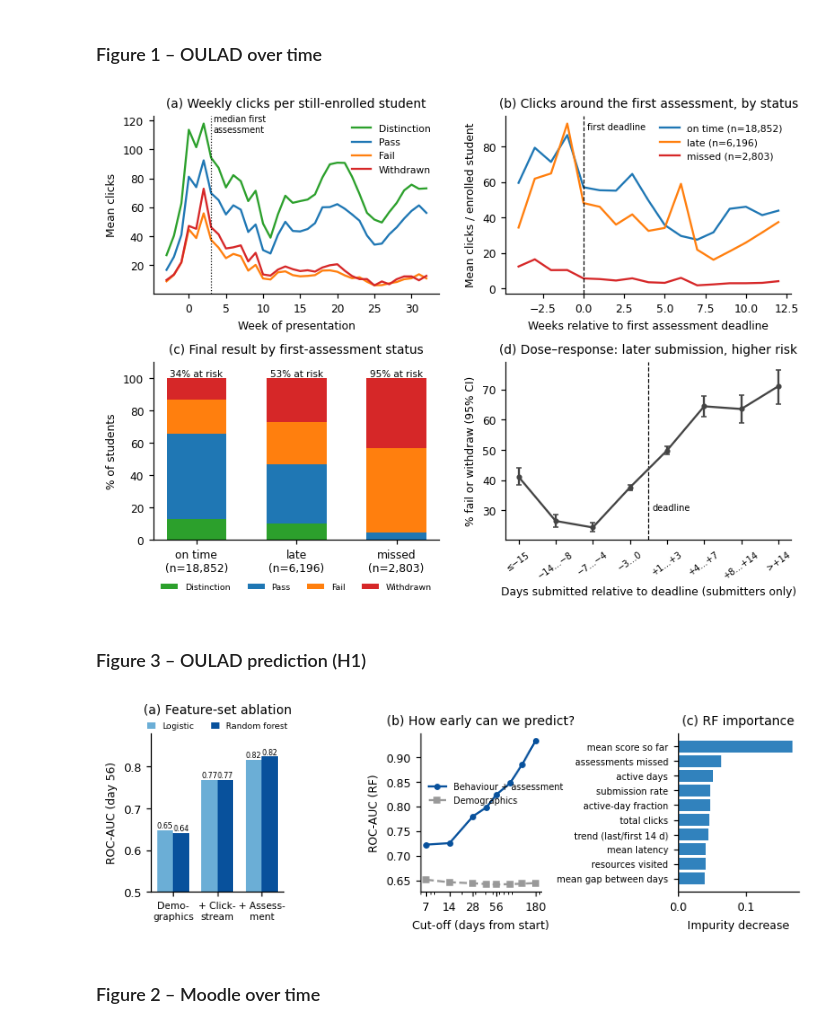
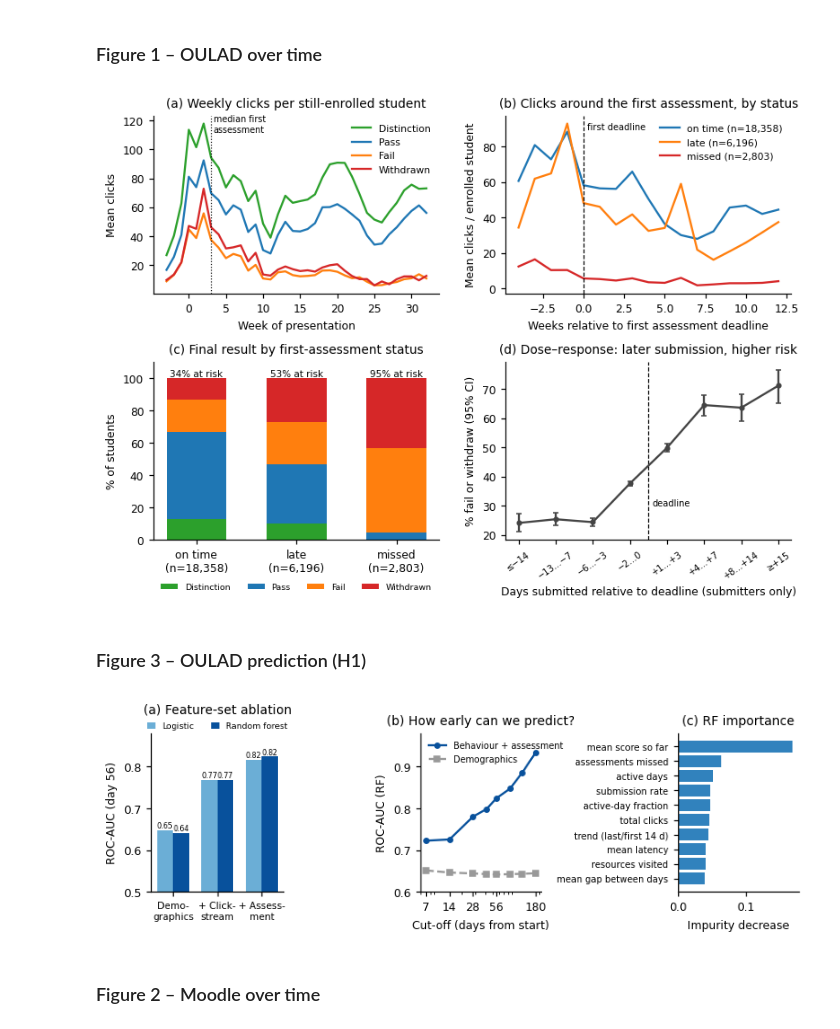
Before and after one commit to kcodweb/ET610-GroupAssignment, a Jupyter notebook: Analysis.ipynb, the cells around one changed output. Saved outputs shown, nothing was run; the diff lists cells and outputs as text; code cells hidden in the pictures.

```diff
--- a/Analysis.ipynb
+++ b/Analysis.ipynb
@@ -253,7 +274,12 @@ fa1 = a.sort_values("date").groupby(P).first().reset_index()[P + ["id_assessment
 print("first assessment due day: median %d (range %d-%d)" % (fa1.date.median(), fa1.date.min(), fa1.date.max()))
 FA = base.merge(fa1, on=P)
 FA = FA[(FA.date_unregistration.isna()) | (FA.date_unregistration > FA.date)]   # still enrolled at first deadline
-FA = FA.merge(sa[["id_assessment", "id_student", "date_submitted", "score"]], on=["id_assessment", "id_student"], how="left")
+FA = FA.merge(sa[["id_assessment", "id_student", "date_submitted", "score", "is_banked"]], on=["id_assessment", "id_student"], how="left")
+# banked marks are carried over from a previous attempt and recorded with early dates: they are not submission behaviour
+bk = FA.is_banked.eq(1)
+print(f"banked first-assessment marks excluded: {bk.sum()} (at-risk rate {FA.loc[bk,'at_risk'].mean()*100:.1f}%, "
+      f"repeat students {(FA.loc[bk,'num_of_prev_attempts']>0).mean()*100:.0f}%)")
+FA = FA[~bk].copy()
 FA["status"] = np.select([FA.date_submitted.isna(), FA.date_submitted > FA.date], ["missed", "late"], "on time")
 for st in ["on time", "late", "missed"]:
     x = FA.loc[FA.status == st, "at_risk"]; lo, hi = proportion_confint(x.sum(), len(x), method="wilson")
@@ -426,7 +455,11 @@ F['first_day']=(e.groupby('u').t.min()-T0).dt.days
 F['last2wk']=ec[ec.t>=OPEN-pd.Timedelta(days=14)].groupby('u').size().reindex(F.index).fillna(0)
 F=F.fillna(0)
 F['lv']=np.log1p(F.events); F['silent2']=(F.last2wk==0).astype(int); F['late']=(F.first_day>28).astype(int)
+# assessment track: Synopsis (course-project) learners sat a different set of evaluation sections
+U=pd.read_pickle('moodle_users.pkl').set_index('u')
+F['syn']=F.index.to_series().map(U.syn.notna()).fillna(False).astype(int)
 print('n',len(F),'completed',F.y.sum())
+print('completion: project track %.1f%% (n=%d) | others %.1f%% (n=%d)'%(F[F.syn==1].y.mean()*100,F.syn.sum(),F[F.syn==0].y.mean()*100,(F.syn==0).sum()))
 R={'n':len(F),'pos':int(F.y.sum())}
 # %% [output]
 n 169 completed 113
@@ -435,9 +469,22 @@ n 169 completed 113
 # %%
 # ---- inferential logistic models
 lr={}
-for nm,f in [('Volume only','y~lv'),('Silence only','y~silent2'),('Silence + volume','y~silent2+lv'),('Late join only','y~late'),('Late join + volume','y~late+lv'),('All three','y~lv+silent2+late')]:
-    r=smf.logit(f,F).fit(disp=0); ci=np.exp(r.conf_int())
-    lr[nm]={k:[float(np.exp(r.params[k])),float(ci.loc[k,0]),float(ci.loc[k,1]),float(r.pvalues[k])] for k in r.params.index if k!='Intercept'}
-    lr[nm]['_aic']=float(r.aic); print(nm,{k:[round(x,3) for x in v] if isinstance(v,list) else round(v,1) for k,v in lr[nm].items()})
-R['logit']=lr
+MODELS=[('Volume only','y~lv'),('Silence only','y~silent2'),('Silence + volume','y~silent2+lv'),('Late join only','y~late'),('Late join + volume','y~late+lv'),('All three','y~lv+silent2+late')]
+def fit_all(D,control):
+    out={}
+    for nm,f in MODELS:
+        r=smf.logit(f+control,D).fit(disp=0); ci=np.exp(r.conf_int())
+        out[nm]={k:[float(np.exp(r.params[k])),float(ci.loc[k,0]),float(ci.loc[k,1]),float(r.pvalues[k])] for k in r.params.index if k!='Intercept'}
+        out[nm]['_aic']=float(r.aic); print(' ',nm,{k:[round(x,3) for x in v] if isinstance(v,list) else round(v,1) for k,v in out[nm].items()})
+    return out
+print('All learners, controlling for assessment track (+ syn):'); lr=fit_all(F,'+syn')
+print('Robustness - non-project learners only:'); lr_np=fit_all(F[F.syn==0],'')
+R['logit']=lr; R['logit_nonproject']=lr_np; R['n_nonproject']=int((F.syn==0).sum()); R['pos_nonproject']=int(F[F.syn==0].y.sum())
+R['completion_by_track']={'project':[float(F[F.syn==1].y.mean()),int(F.syn.sum())],'other':[float(F[F.syn==0].y.mean()),int((F.syn==0).sum())]}
+# robustness: drop near-inactive accounts (fewer than 20 events before the window)
+low=F.events<20
+r=smf.logit('y~lv+syn',F[~low]).fit(disp=0); ci=np.exp(r.conf_int())
+R['active_only']={'n_dropped':int(low.sum()),'dropped_completed':int(F[low].y.sum()),'n':int((~low).sum()),
+                  'lv':[float(np.exp(r.params['lv'])),float(ci.loc['lv',0]),float(ci.loc['lv',1]),float(r.pvalues['lv'])]}
+print('near-inactive accounts (<20 events):',R['active_only']['n_dropped'],'| volume OR without them:',[round(x,3) for x in R['active_only']['lv']])
 # %% [output]
@@ -460,10 +516,10 @@ print(R['by_tertile'])
 # %%
 # ---- ML: repeated stratified CV
 feats=['lv','active_days','sessions','hours','mean_sess','gap_cv','active_wk_frac','night','weekend','content_sh','quiz_sh','video_sh','story_sh','practice_sh','first_day','last2wk']
-X=F[feats].copy();
+X=F[feats+['syn']].copy();
 for c in ['active_days','sessions','hours','last2wk']: X[c]=np.log1p(X[c])
 y=F.y.values
-sets={'All behavioural features':feats,'Volume only (log events)':['lv'],'Warning signs only (silence, late join)':['last2wk','first_day'],'Regularity + mix (no volume)':['gap_cv','active_wk_frac','night','weekend','content_sh','quiz_sh','video_sh','story_sh','practice_sh']}
+sets={'Track only (Synopsis)':['syn'],'All behavioural features':feats+['syn'],'Volume only (log events)':['lv','syn'],'Warning signs only (silence, late join)':['last2wk','first_day','syn'],'Regularity + mix (no volume)':['gap_cv','active_wk_frac','night','weekend','content_sh','quiz_sh','video_sh','story_sh','practice_sh','syn']}   # every set includes the track control
 cv=RepeatedStratifiedKFold(n_splits=5,n_repeats=20,random_state=0)
 def run(cols,model):
     a=[];ap=[];f1=[]
@@ -602,35 +659,35 @@ def curve(df,b,g,weeks):
 fig,ax=plt.subplots(2,2,figsize=(7.2,5.3))
 a=ax[0,0]; c1=curve(w2,base,'final_result',W)
 for g in order: a.plot(W,c1[g],color=col[g],label=g,lw=1.5)
 a.axvline(3,color='k',ls=':',lw=.8); a.text(3.3,112,'median first\nassessment',fontsize=6.3)
 a.set_title('(a) Weekly clicks per still-enrolled student'); a.set_xlabel('Week of presentation'); a.set_ylabel('Mean clicks'); a.legend(frameon=False,loc='upper right')
 # (b) relative to first deadline by status
 b=ax[0,1]; scol={'on time':'#1f77b4','late':'#ff7f0e','missed':'#d62728'}
 x=wk.merge(DF[K+['status','date']].rename(columns={'date':'a1'}),on=K); x['rw']=np.floor((x.week*7-x.a1)/7).astype(int)
 RW=list(range(-4,13)); DF2=DF.copy();
 for st in ['on time','late','missed']:
     sub=x[x.status==st]; bg=DF2[DF2.status==st]
     n=np.array([((bg.date_unregistration.isna())|(bg.date_unregistration>=bg.date+7*w)).sum() for w in RW])
     s=sub.groupby('rw').clicks.sum().reindex(RW,fill_value=0).values
     b.plot(RW,s/np.maximum(n,1),color=scol[st],lw=1.5,label=f'{st} (n={len(bg):,})')
 b.axvline(0,color='k',ls='--',lw=.8); b.text(.2,b.get_ylim()[1]*.92,'first deadline',fontsize=6.5)
 b.set_title('(b) Clicks around the first assessment, by status'); b.set_xlabel('Weeks relative to first assessment deadline'); b.set_ylabel('Mean clicks / enrolled student'); b.legend(frameon=False,loc='upper right')
 # (c) outcome composition by status
 c=ax[1,0]; r=DF.groupby('status').final_result.value_counts(normalize=True).unstack()[order]*100; bot=np.zeros(3)
 for g in order: c.bar(range(3),r[g].values,bottom=bot,color=col[g],label=g,width=.6); bot+=r[g].values
 for i,st in enumerate(r.index): c.text(i,101,f'{(r.loc[st,"Fail"]+r.loc[st,"Withdrawn"]):.0f}% at risk',ha='center',fontsize=6.8)
 c.set_xticks(range(3)); c.set_xticklabels([f'{s}\n(n={int((DF.status==s).sum()):,})' for s in r.index]); c.set_ylim(0,110); c.set_ylabel('% of students'); c.set_title('(c) Final result by first-assessment status'); c.legend(frameon=False,ncol=4,fontsize=6.2,loc='upper center',bbox_to_anchor=(.5,-.2))
 # (d) dose-response latency
 d=ax[1,1]; S=DF[DF.status!='missed'].copy(); S['lat']=S.date_submitted-S.date
-bins=[-100,-14,-7,-3,0,3,7,14,1000]; labs=['≤−15','−14…−8','−7…−4','−3…0','+1…+3','+4…+7','+8…+14','>+14']
+bins=[-100,-14,-7,-3,0,3,7,14,1000]; labs=['≤−14','−13…−7','−6…−3','−2…0','+1…+3','+4…+7','+8…+14','≥+15']
 S['lb']=pd.cut(S.lat,bins,labels=labs); g=S.groupby('lb').at_risk.agg(['sum','size'])
 lo,hi=proportion_confint(g['sum'],g['size'],method='wilson'); p=g['sum']/g['size']
 d.errorbar(range(len(g)),p*100,yerr=[(p-lo)*100,(hi-p)*100],fmt='o-',color='#444',capsize=2,ms=3)
 d.axvline(3.5,color='k',ls='--',lw=.8); d.text(3.6,30,'deadline',fontsize=6.5)
 d.set_xticks(range(len(g))); d.set_xticklabels(labs,rotation=35,fontsize=6.5); d.set_xlabel('Days submitted relative to deadline (submitters only)'); d.set_ylabel('% fail or withdraw (95% CI)'); d.set_title('(d) Dose–response: later submission, higher risk')
 plt.tight_layout(); plt.savefig(FIGS/'f1_oulad_temporal.png'); plt.show()
 # %% [output]
-[figure, old version]
+[figure, new version]
 # %% [markdown]
 ### Figure 3 – OULAD prediction (H1)
 # %%
@@ -643,12 +700,12 @@ for j,(mdl,cc,lab) in enumerate([('lr','#6baed6','Logistic'),('rf','#08519c','Ra
     for i,vv in enumerate(v): a.text(i+(j-.5)*w,vv+.005,f'{vv:.2f}',ha='center',fontsize=5.2)
 a.set_xticks(x); a.set_xticklabels(['Demo-\ngraphics','+ Click-\nstream','+ Assess-\nment'],fontsize=6.8); a.set_ylim(.5,.88); a.set_ylabel('ROC-AUC (day 56)'); a.set_title('(a) Feature-set ablation',pad=14); a.legend(frameon=False,loc='lower center',bbox_to_anchor=(.5,.97),ncol=2,fontsize=6,handlelength=1)
 b=ax[1]; b.plot(sw.cutoff,sw.auc,'o-',color='#08519c',label='Behaviour + assessment',ms=3.5); b.plot(sw.cutoff,sw.auc_demo,'s--',color='#999',label='Demographics',ms=3.5)
-b.set_xscale('log'); b.set_xticks([7,14,28,56,180]); b.set_xticklabels([7,14,28,56,180]); b.set_xlabel('Cut-off (days from start)'); b.set_ylabel('ROC-AUC (RF)'); b.set_title('(b) How early can we predict?'); b.legend(frameon=False,fontsize=6.3,loc='center left',bbox_to_anchor=(0,.62))
+b.set_xscale('log'); b.set_xticks([7,14,28,56,180]); b.set_xticklabels([7,14,28,56,180]); b.set_xlabel('Cut-off (days from start)'); b.set_ylabel('ROC-AUC (RF)'); b.set_title('(b) How early can we predict?'); b.set_ylim(.6,.98); b.legend(frameon=False,fontsize=6.3,loc='upper left')
 c=ax[2]; nice={'score_mean':'mean score so far','missed':'assessments missed','active_days':'active days','sub_rate':'submission rate','active_frac':'active-day fraction','clicks':'total clicks','trend':'trend (last/first 14 d)','lat_mean':'mean latency','nsites':'resources visited','gap_mean':'mean gap between days'}
 t=imp.head(10)[::-1]; c.barh([nice.get(i,i) for i in t.index],t.values,color='#3182bd'); c.set_title('(c) RF importance'); c.set_xlabel('Impurity decrease'); c.tick_params(axis='y',labelsize=6.5)
 plt.tight_layout(); plt.savefig(FIGS/'f2_oulad_ml.png'); plt.show()
 # %% [output]
-[figure, old version]
+[figure, new version]
 # %% [markdown]
 ### Figure 2 – Moodle over time
 # %%
```
Also changed, not shown: parts of 17 cells of this notebook, 5 other files.
